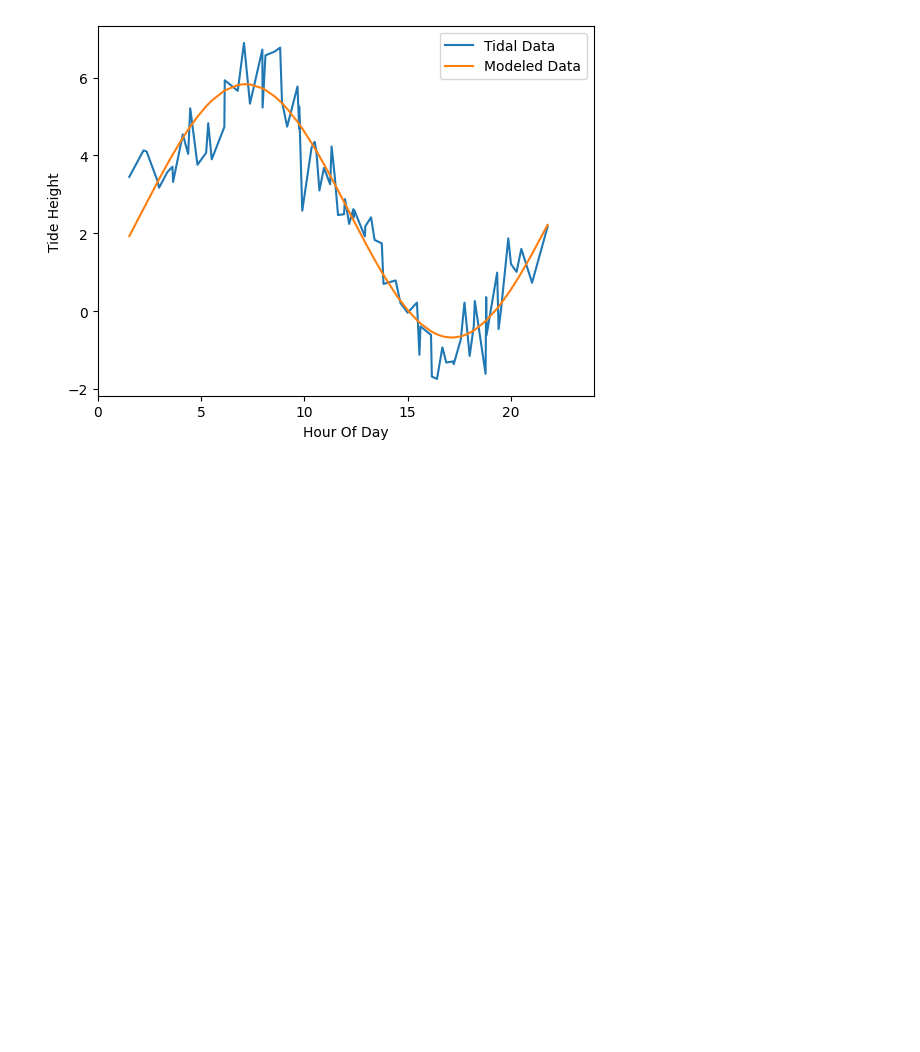
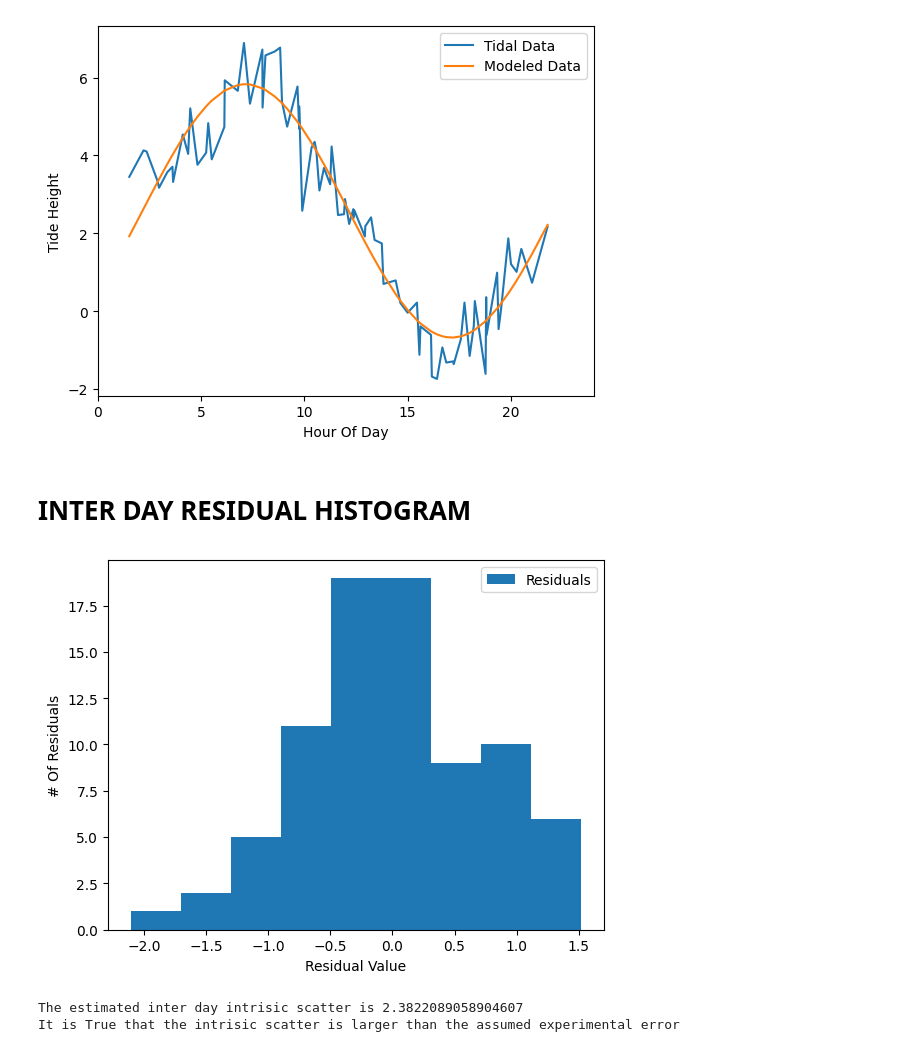
Before and after one commit to Garrette413/ASTR-19-Tidal-Report, a Jupyter notebook: Tidal.ipynb, the cells around one changed output. Drawn from its saved outputs; the diff is of its cells as text; code cells hidden in the pictures; blank space fills up the shorter version.

```diff
--- a/Tidal.ipynb
+++ b/Tidal.ipynb
@@ -71,3 +71,45 @@ plt.savefig("Inter-Day-Plot.pdf")
 plt.show()
 # %% [output]
 [figure]
+# %% [markdown]
+<h1 style="color: black; background-color: white; width: 50vw">INTER DAY RESIDUAL HISTOGRAM</h1>
+# %%
+fig, axies = plt.subplots()
+
+timesArr = np.array(times)
+heightsArr = np.array(heights)
+
+idxArr = np.argsort(timesArr)
+sortedTimes = timesArr[idxArr]
+sortedHeights = heightsArr[idxArr]
+
+amplitude = .5 * (sortedHeights.max() - sortedHeights.min()) #Because thats how you calculate amplitude
+
+popt, __ = curve_fit(basicFunc, sortedTimes, sortedHeights, sigma=.25*np.ones_like(sortedHeights), p0=[amplitude, 2 * np.pi / 14, 0, 0])
+
+model = basicFunc(sortedTimes, popt[0], popt[1], popt[2], popt[3])
+
+residuals = []
+
+for time in range(len(model)):
+    residuals.append(sortedHeights[time] - model[time])
+
+
+axies.hist(residuals, bins=int(np.sqrt(len(residuals))), label="Residuals")
+
+axies.set_xlabel("Residual Value")
+axies.set_ylabel("# Of Residuals")
+axies.legend()
+
+plt.savefig("Inter-Day-Hist.pdf")
+plt.show()
+
+standardDev = getStd(heightsArr)
+intrisicScatter = ((standardDev ** 2) - (.25 ** 2)) ** 0.5
+
+print(f"The estimated inter day intrisic scatter is {intrisicScatter}")
+print(f"It is {intrisicScatter > 0.25} that the intrisic scatter is larger than the assumed experimental error")
+# %% [output]
+[figure, added]
+The estimated inter day intrisic scatter is 2.3822089058904607
+It is True that the intrisic scatter is larger than the assumed experimental error
```
